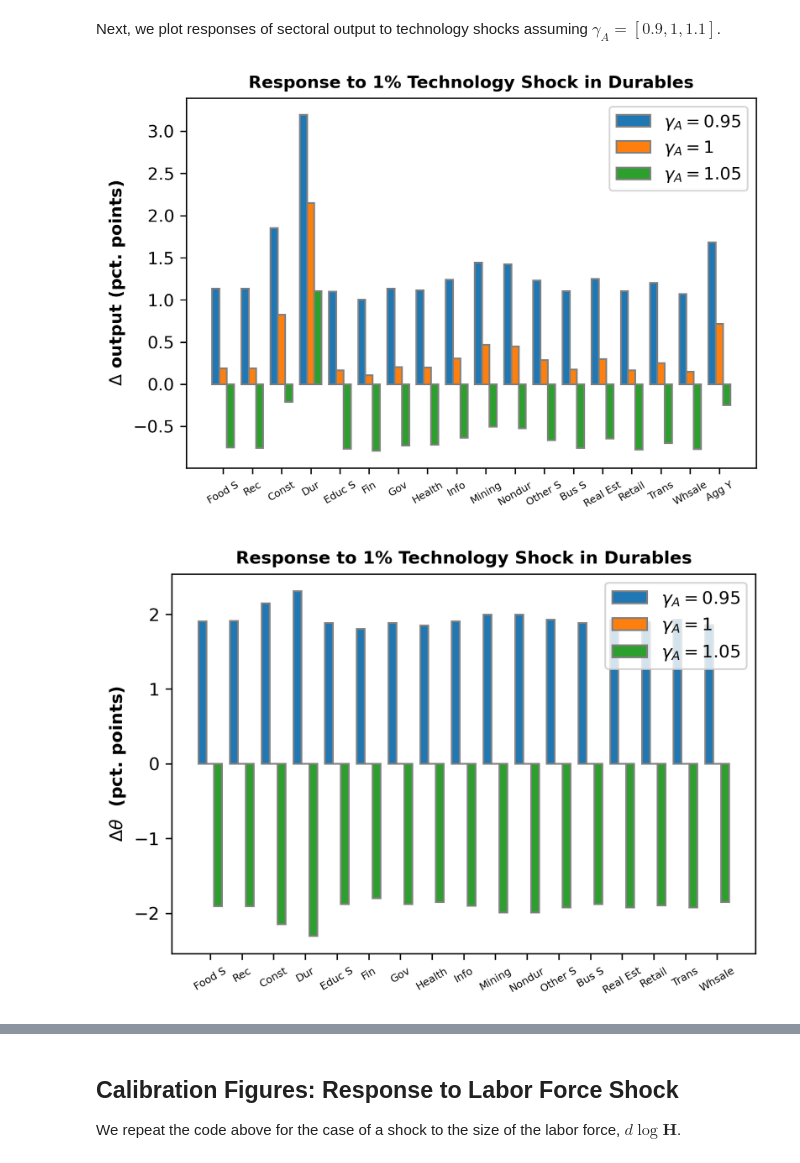
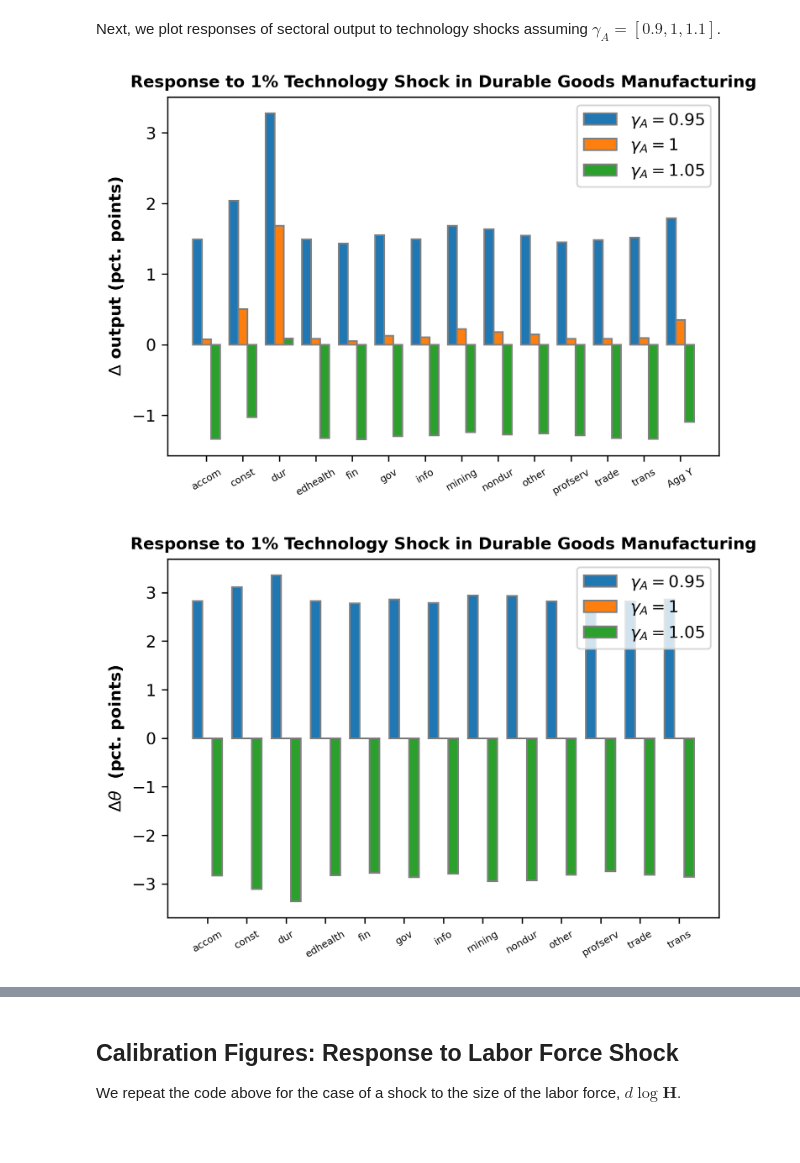
Before and after one commit to hs97/UnemploymentNetwork, a Jupyter notebook: new_code/calib2_one_occupation_per_sector.ipynb, the cells around one changed output, grey strips where cells are left out. Drawn from its saved outputs; the diff is of its cells as text; code cells hidden in the pictures; blank space fills up the shorter version.

Commit message:
updated calib2 and calib3

```diff
--- a/new_code/calib2_one_occupation_per_sector.ipynb
+++ b/new_code/calib2_one_occupation_per_sector.ipynb
@@ -37,22 +32,19 @@ dfLshare
 # %%
 # reformatting parameters
-Omega = np.array(dfA.iloc[:,1:], dtype='float64')
+Omega = np.array(dfA.iloc[:, 1:], dtype='float64')
 Psi = np.linalg.inv(np.eye(Omega.shape[0])-Omega)
 J = Omega.shape[0]
 O = J
 
-φ = np.array(dfParam.φ)
+epsN = np.diag(np.array(dfLshare[f'labor_elasticity{A_spec}'], dtype='float64'))
+epsD = np.array(dfDemand['demand_elasticity']).reshape((J,1))
 
-epsN = np.diag(np.array(dfLshare.labor_elasticity1, dtype='float64'))
-epsD = np.array(dfParam.θ_alt).reshape((J,1))
-
-θ = dfLabor_market_yearly['v'] / dfLabor_market_yearly['u']
+θ = dfLabor_market_yearly['Tightness']
 ν = np.ones(J) * 0.5
 curlyQ = np.diag(-ν)
 curlyF =  np.eye(J) + curlyQ
 r = 0.0293
-curlyT = np.diag(r / (φ*θ**(-ν) - r))
+curlyT = np.diag(dfTau['Tau'])
 # NOTE: here I am picking the r so the τ's roughly look right. Down the line, we can calibrate τ directly from the data.
 # Also note that tightness is computed from unemployed workers, but in our model it should be computed from the whole work force.
 curlyL = np.eye(J)
-np.sum(curlyT @ np.array(dfLabor_market_yearly['e']/dfLabor_market_yearly['e'].sum()).reshape((O,1)))
@@ -60,7 +68,7 @@ np.sum(curlyT @ np.array(dfLabor_market_yearly['e']/dfLabor_market_yearly['e'].s
 First, we define the shocks we are interested in to allow us to easily change these in the future, that is we define the vectors $d\log\bm{A}$ and $d\log\bm{H}$.
 # %%
 dlog_A = np.zeros((J, 1))
-dlog_A[3] = 0.01
+dlog_A[2] = 0.01
 dlog_H = np.zeros((O,1))
 # %% [markdown]
 We assume Cobb-Douglas production and preferences.
@@ -207,12 +223,11 @@ To analyse the quantitative importance of deviations from Hulten's theorem, belo
 # %%
-N=1000
+N = 1000
 gamma_a_vec = np.linspace(0,2,N)
 aggY_vec = np.zeros_like(gamma_a_vec)
 dlog_A = np.zeros((J, 1))
-dlog_A[3] = 0.01
+dlog_A[np.where(sectors == 'dur')] = 0.01
 dlog_H = np.zeros((O,1))
 curlyE = multi_occupation_network.curlyEFunc(dlog_epsN,epsN)
-
 
 for i in range(N):
     epsW_A, epsW_H = multi_occupation_network.WageElasticityFunc(gamma_a_vec[i], 1, Psi, curlyL, epsN)
@@ -242,28 +257,24 @@ for i in range(3):
     sectorY_vec[-1, i] = multi_occupation_network.AggOutputFunc(dlog_y, dlog_lam, dlog_epsD, epsD)
     occU_vec[:,i] = multi_occupation_network.UnemploymentFunc(multi_occupation_network.LaborSupply(dlog_H, dlog_theta, curlyF), dlog_H).flatten()
 # %%
-sector_names = ['Food S', 'Rec', 'Const', 'Dur', 'Educ S', 'Fin', 'Gov', 'Health',
-           'Info', 'Mining', 'Nondur', 'Other S', 'Bus S', 'Real Est', 'Retail', 'Trans',
-           'Whsale', 'Agg Y']
-title = 'Response to 1% Technology Shock in Durables'
+sector_names = list(dfA['short_names']) + ['Agg Y']
+title = f'Response to 1% Technology Shock in {sec_full}'
 xlab = ''
 ylab = '$\Delta$ output (pct. points)'
-save_path = '../output/figures/durables_AshockY_17occ.png'
+save_path = f'../output/figures/{sec_to_shock}_A{A_spec}_AshockY_calib2.png'
 labels = ['$\gamma_{A} = 0.95$','$\gamma_{A} = 1$','$\gamma_{A} = 1.05$']
 bar_plot(100*sectorY_vec, sector_names, title, xlab, ylab, labels, save_path, rotation=30, fontsize=10, barWidth = 0.25, dpi=300)
 # %% [output]
-[figure, old version]
+[figure, new version]
 # %%
-occupation_names = ['Food S', 'Rec', 'Const', 'Dur', 'Educ S', 'Fin', 'Gov', 'Health',
-           'Info', 'Mining', 'Nondur', 'Other S', 'Bus S', 'Real Est', 'Retail', 'Trans',
-           'Whsale']
+occupation_names = list(dfA['short_names'])
 xlab = ''
 ylab = '$\Delta \\theta$  (pct. points)'
-save_path = '../output/figures/durables_AshockT_17occ.png'
+save_path = f'../output/figures/{sec_to_shock}_A{A_spec}_AshockT_calib2.png'
 labels = ['$\gamma_{A} = 0.95$','$\gamma_{A} = 1$','$\gamma_{A} = 1.05$']
 bar_plot(100*occT_vec, occupation_names, title, xlab, ylab, labels, save_path, rotation=30, fontsize=10, barWidth = 0.25, dpi=300)
 # %% [output]
-[figure, old version]
+[figure, new version]
 # %%
 xlab = ''
 ylab = '$\Delta U$  (pct. points)'
```
Also changed, not shown: parts of 18 cells of this notebook, 37 other files.
